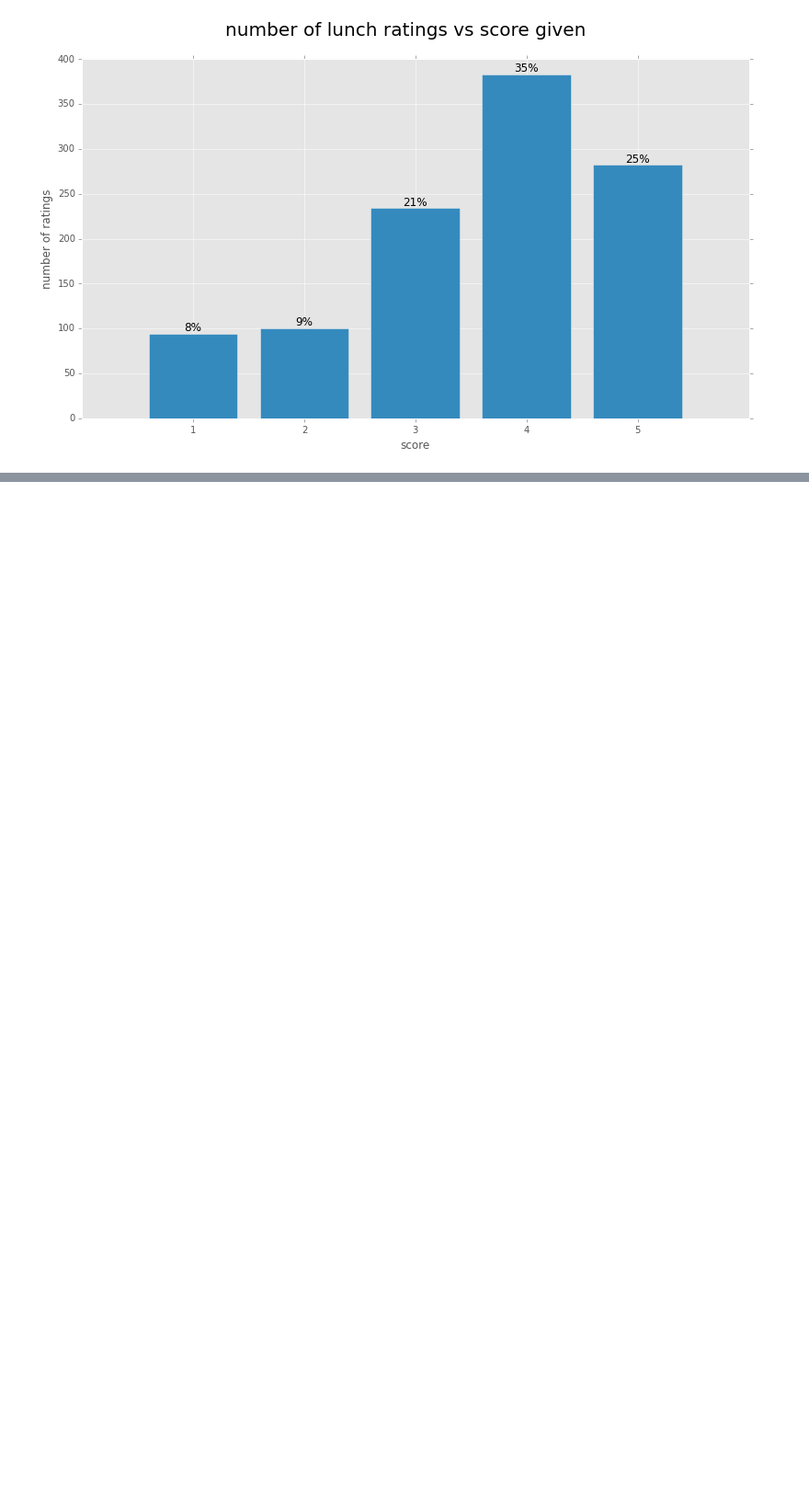
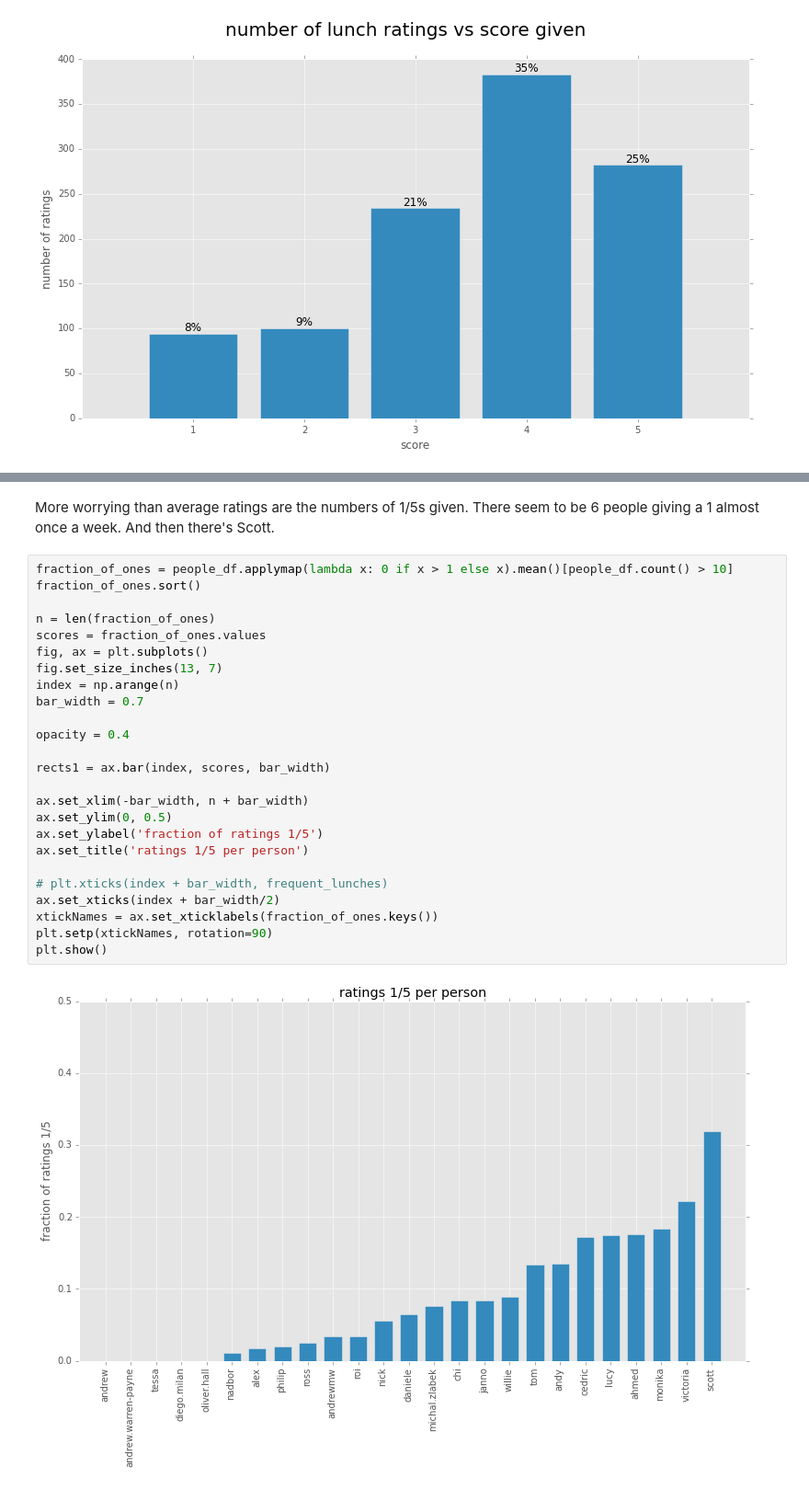
Before and after one commit to nadborduedil/lunch, a Jupyter notebook: Untitled0.ipynb, the cells around one changed output, grey strips where cells are left out. Shown: that part at 92% size. Drawn from its saved outputs; the diff is of its cells as text; blank space fills up the shorter version.

```diff
--- a/Untitled0.ipynb
+++ b/Untitled0.ipynb
@@ -151,0 +190,29 @@ plt.show()
+# %% [markdown]
+More worrying than average ratings are the numbers of 1/5s given. There seem to be 6 people giving a 1 almost once a week. And then there's Scott.
+# %%
+fraction_of_ones = people_df.applymap(lambda x: 0 if x > 1 else x).mean()[people_df.count() > 10]
+fraction_of_ones.sort()
+
+n = len(fraction_of_ones)
+scores = fraction_of_ones.values
+fig, ax = plt.subplots()
+fig.set_size_inches(13, 7)
+index = np.arange(n)
+bar_width = 0.7
+
+opacity = 0.4
+
+rects1 = ax.bar(index, scores, bar_width)
+
+ax.set_xlim(-bar_width, n + bar_width)
+ax.set_ylim(0, 0.5)
+ax.set_ylabel('fraction of ratings 1/5')
+ax.set_title('ratings 1/5 per person')
+
+# plt.xticks(index + bar_width, frequent_lunches)
+ax.set_xticks(index + bar_width/2)
+xtickNames = ax.set_xticklabels(fraction_of_ones.keys())
+plt.setp(xtickNames, rotation=90)
+plt.show()
+# %% [output]
+[figure, added]
```
Also changed, not shown: parts of 26 cells of this notebook, 1 other file.
